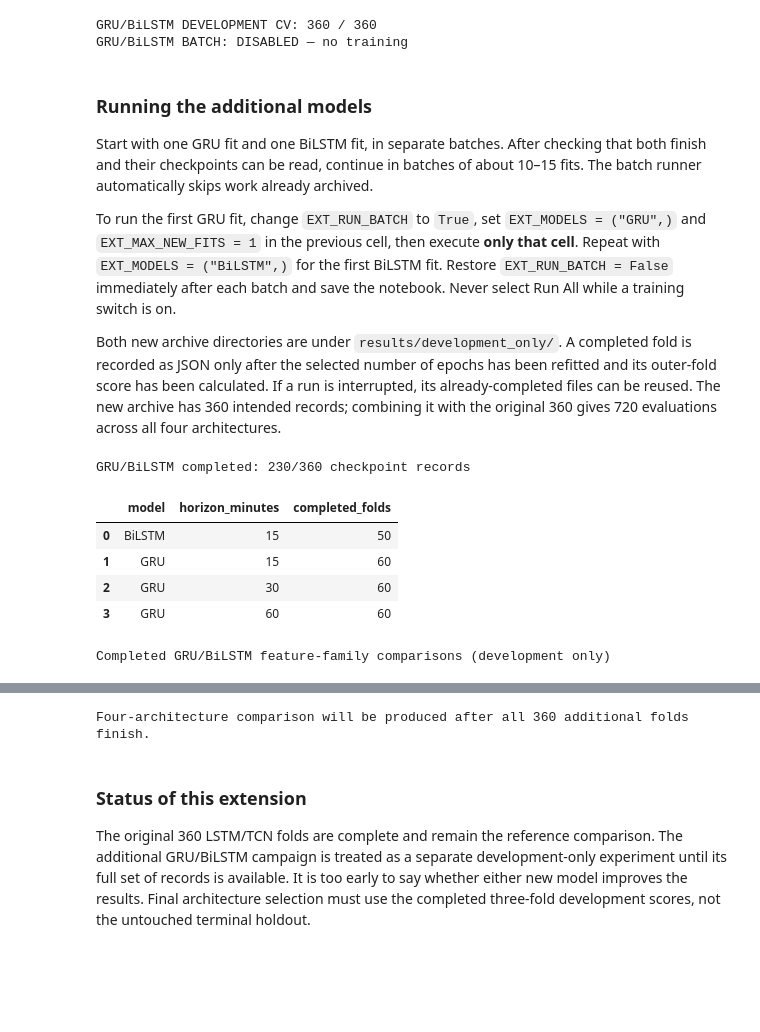
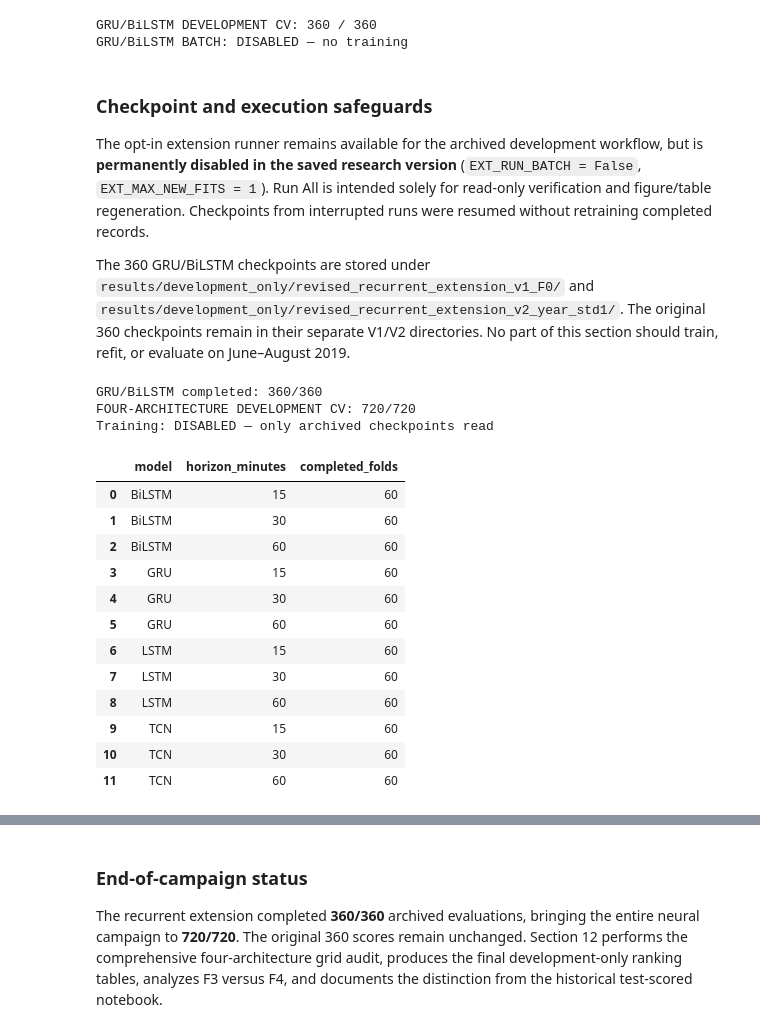
Before and after one commit to stardawgpower/solete-lunisolar-forecasting, a Jupyter notebook: notebooks/11_revised_neural_models.ipynb, the cells around one changed output, grey strips where cells are left out. Cells and saved outputs as stored; diff of their text form; code cells hidden in the pictures; blank space fills up the shorter version.

Commit message:
Finalize Notebook 11 with verified 720-fold neural CV results

```diff
--- a/notebooks/11_revised_neural_models.ipynb
+++ b/notebooks/11_revised_neural_models.ipynb
@@ -1756,53 +1751,46 @@ if not EXT_RUN_BATCH:
 GRU/BiLSTM DEVELOPMENT CV: 360 / 360
 GRU/BiLSTM BATCH: DISABLED — no training
 # %% [markdown]
-### Running the additional models
+### Checkpoint and execution safeguards
 
-Start with one GRU fit and one BiLSTM fit, in separate batches. After checking that both finish and their checkpoints can be read, continue in batches of about 10–15 fits. The batch runner automatically skips work already archived.
+The opt-in extension runner remains available for the archived development workflow, but is **permanently disabled in the saved research version** (`EXT_RUN_BATCH = False`, `EXT_MAX_NEW_FITS = 1`). Run All is intended solely for read-only verification and figure/table regeneration. Checkpoints from interrupted runs were resumed without retraining completed records.
 
-To run the first GRU fit, change `EXT_RUN_BATCH` to `True`, set `EXT_MODELS = ("GRU",)` and `EXT_MAX_NEW_FITS = 1` in the previous cell, then execute **only that cell**. Repeat with `EXT_MODELS = ("BiLSTM",)` for the first BiLSTM fit. Restore `EXT_RUN_BATCH = False` immediately after each batch and save the notebook. Never select Run All while a training switch is on.
-
-Both new archive directories are under `results/development_only/`. A completed fold is recorded as JSON only after the selected number of epochs has been refitted and its outer-fold score has been calculated. If a run is interrupted, its already-completed files can be reused. The new archive has 360 intended records; combining it with the original 360 gives 720 evaluations across all four architectures.
+The 360 GRU/BiLSTM checkpoints are stored under `results/development_only/revised_recurrent_extension_v1_F0/` and `results/development_only/revised_recurrent_extension_v2_year_std1/`. The original 360 checkpoints remain in their separate V1/V2 directories. No part of this section should train, refit, or evaluate on June–August 2019.
 # %%
-# Read-only comparison; report results only when enough new folds are archived.
+# Read-only archive and four-architecture candidate ranking preflight.
+# Never train or regenerate missing CV checkpoints at this stage.
 from IPython.display import display
 
-ext_scores = read_recurrent_extension(PROJECT_ROOT)
+assert EXT_RUN_BATCH is False
+ext_scores = read_recurrent_extension(PROJECT_ROOT)   # checks source fingerprints
 ext_rankings = rank_recurrent_extension(PROJECT_ROOT)
-print(f"GRU/BiLSTM completed: {len(ext_scores)}/360 checkpoint records")
+assert len(ext_scores) == 360, f"Recurrent archive incomplete: {len(ext_scores)}/360"
+assert len(ext_rankings) == 120, "Expected 120 GRU/BiLSTM candidate summaries"
+assert len(cv_rankings) == 120
+assert len(cv_audit) == 360
 
-if len(ext_scores):
-    progress = (ext_scores.groupby(["model", "horizon_minutes"])
-                .size().rename("completed_folds").reset_index())
-    display(progress)
-
-if not ext_rankings.empty:
-    ext_winners = ext_rankings.loc[ext_rankings["rank"] == 1]
-    print("Completed GRU/BiLSTM feature-family comparisons (development only)")
-    display(ext_winners[["model", "horizon_minutes", "feature_family",
-                         "candidate_id", "cv_mae_kw", "cv_rmse_kw"]].round(4))
-else:
-    print("Full three-fold candidate groups are not available yet.")
-
-if len(ext_scores) == 360:
-    assert len(ext_rankings) == 120, "Expected 120 GRU/BiLSTM candidate rankings"
-    all_rankings = pd.concat([cv_rankings, ext_rankings], ignore_index=True)
-    assert len(all_rankings) == 240
-    winners = (all_rankings.sort_values(
-        ["model", "horizon_minutes", "cv_mae_kw", "feature_family", "config_index"],
-        kind="stable")
-        .drop_duplicates(["model", "horizon_minutes"])
-        .sort_values(["horizon_minutes", "model"]))
-    print("Four-architecture development-CV comparison")
-    display(winners[["model", "horizon_minutes", "feature_family",
-                     "candidate_id", "cv_mae_kw", "cv_rmse_kw"]].round(4))
-else:
-    print("Four-architecture comparison will be produced after all 360 additional folds finish.")
+original_progress = cv_audit.groupby(["model", "horizon_minutes"]).size()
+ext_progress = ext_scores.groupby(["model", "horizon_minutes"]).size()
+all_progress = pd.concat([original_progress, ext_progress]).sort_index()
+assert len(all_progress) == 12 and (all_progress == 60).all()
+print("GRU/BiLSTM completed: 360/360")
+print("FOUR-ARCHITECTURE DEVELOPMENT CV: 720/720")
+print("Training: DISABLED — only archived checkpoints read")
+display(all_progress.rename("completed_folds").reset_index())
 # %% [output]
-GRU/BiLSTM completed: 230/360 checkpoint records
+GRU/BiLSTM completed: 360/360
+FOUR-ARCHITECTURE DEVELOPMENT CV: 720/720
+Training: DISABLED — only archived checkpoints read
 |  | model | horizon_minutes | completed_folds |
-| 0 | BiLSTM | 15 | 50 |
-| 1 | GRU | 15 | 60 |
-| 2 | GRU | 30 | 60 |
-| 3 | GRU | 60 | 60 |
+| 0 | BiLSTM | 15 | 60 |
+| 1 | BiLSTM | 30 | 60 |
+| 2 | BiLSTM | 60 | 60 |
+| 3 | GRU | 15 | 60 |
+| 4 | GRU | 30 | 60 |
+| 5 | GRU | 60 | 60 |
+| 6 | LSTM | 15 | 60 |
+| 7 | LSTM | 30 | 60 |
+| 8 | LSTM | 60 | 60 |
+| 9 | TCN | 15 | 60 |
+| 10 | TCN | 30 | 60 |
+| 11 | TCN | 60 | 60 |
-Completed GRU/BiLSTM feature-family comparisons (development only)
@@ -1826,5 +1797,4 @@ Completed GRU/BiLSTM feature-family comparisons (development only)
-Four-architecture comparison will be produced after all 360 additional folds finish.
 # %% [markdown]
-### Status of this extension
+### End-of-campaign status
 
-The original 360 LSTM/TCN folds are complete and remain the reference comparison. The additional GRU/BiLSTM campaign is treated as a separate development-only experiment until its full set of records is available. It is too early to say whether either new model improves the results. Final architecture selection must use the completed three-fold development scores, not the untouched terminal holdout.
+The recurrent extension completed **360/360** archived evaluations, bringing the entire neural campaign to **720/720**. The original 360 scores remain unchanged. Section 12 performs the comprehensive four-architecture grid audit, produces the final development-only ranking tables, analyzes F3 versus F4, and documents the distinction from the historical test-scored notebook.
```
Also changed, not shown: parts of 16 cells of this notebook.
